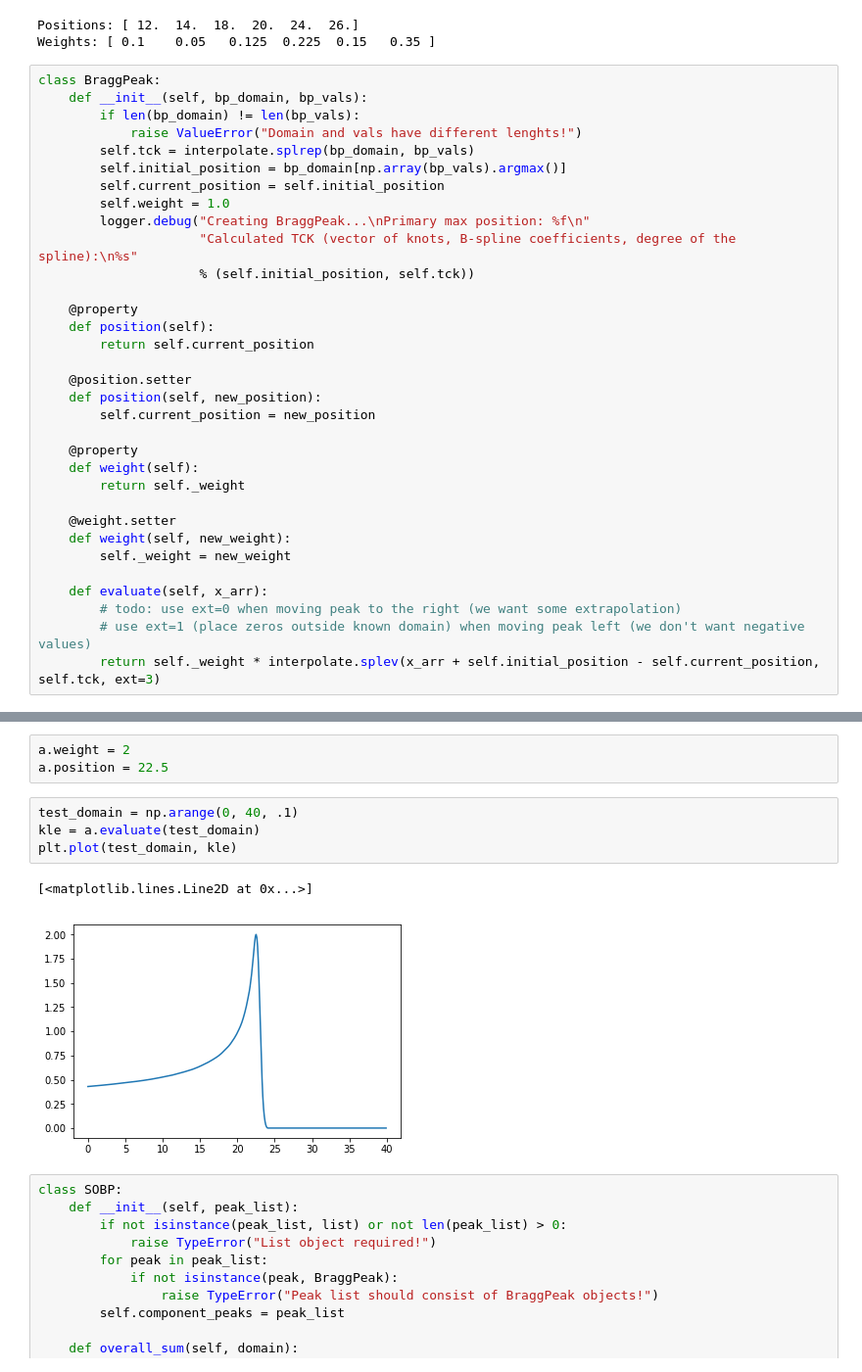
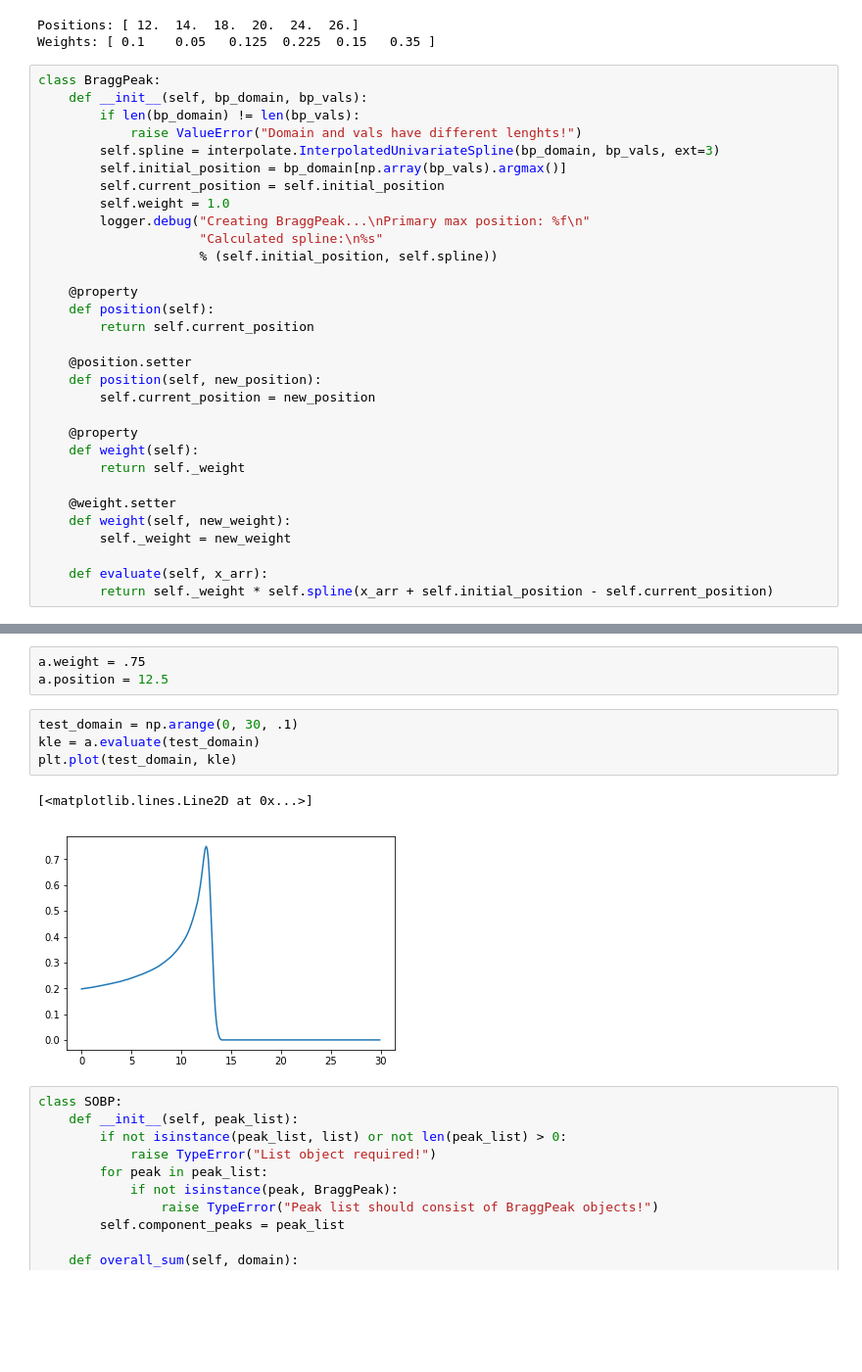
Before and after one commit to DataMedSci/ProtonBeamsComposer, a Jupyter notebook: BP_class.ipynb, the cells around one changed output, grey strips where cells are left out. Shown at 98% size. Saved outputs shown, nothing was run; the diff lists cells and outputs as text; blank space fills up the shorter version.

Commit message:
Some minor improvements to BraggPeak class

```diff
--- a/BP_class.ipynb
+++ b/BP_class.ipynb
@@ -34,13 +34,13 @@ class BraggPeak:
     def __init__(self, bp_domain, bp_vals):
         if len(bp_domain) != len(bp_vals):
             raise ValueError("Domain and vals have different lenghts!")
-        self.tck = interpolate.splrep(bp_domain, bp_vals)
+        self.spline = interpolate.InterpolatedUnivariateSpline(bp_domain, bp_vals, ext=3)
         self.initial_position = bp_domain[np.array(bp_vals).argmax()]
         self.current_position = self.initial_position
         self.weight = 1.0
         logger.debug("Creating BraggPeak...\nPrimary max position: %f\n"
-                     "Calculated TCK (vector of knots, B-spline coefficients, degree of the spline):\n%s"
-                     % (self.initial_position, self.tck))
+                     "Calculated spline:\n%s"
+                     % (self.initial_position, self.spline))
 
     @property
     def position(self):
@@ -59,9 +59,7 @@ class BraggPeak:
         self._weight = new_weight
 
     def evaluate(self, x_arr):
-        # todo: use ext=0 when moving peak to the right (we want some extrapolation)
-        # use ext=1 (place zeros outside known domain) when moving peak left (we don't want negative values)
-        return self._weight * interpolate.splev(x_arr + self.initial_position - self.current_position, self.tck, ext=3)
+        return self._weight * self.spline(x_arr + self.initial_position - self.current_position)
 # %%
 a = BraggPeak(x_peak, y_peak)
 # %% [output]
@@ -73,13 +70,13 @@ Calculated TCK (vector of knots, B-spline coefficients, degree of the spline):
 # %%
-a.weight = 2
-a.position = 22.5
+a.weight = .75
+a.position = 12.5
 # %%
-test_domain = np.arange(0, 40, .1)
+test_domain = np.arange(0, 30, .1)
 kle = a.evaluate(test_domain)
 plt.plot(test_domain, kle)
 # %% [output]
 [<matplotlib.lines.Line2D at 0x...>]
-[figure, old version]
+[figure, new version]
 # %%
 class SOBP:
     def __init__(self, peak_list):
```
Also changed, not shown: parts of 4 cells of this notebook.
